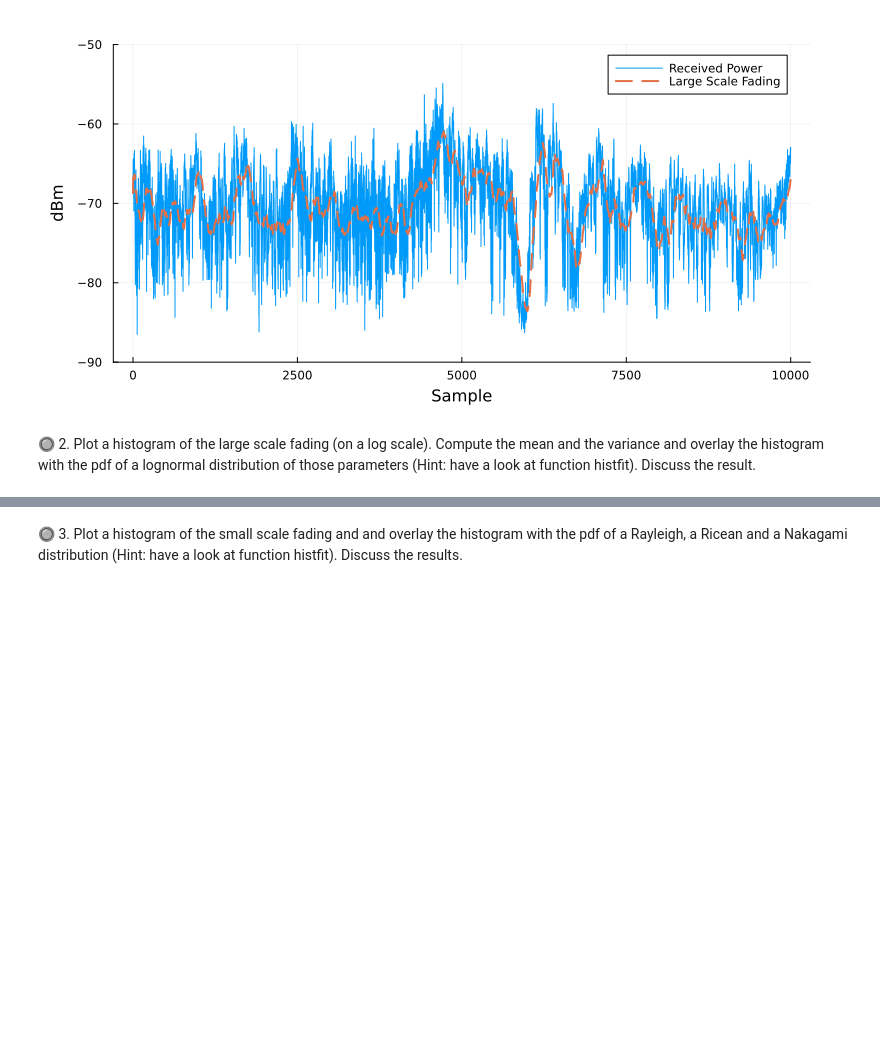
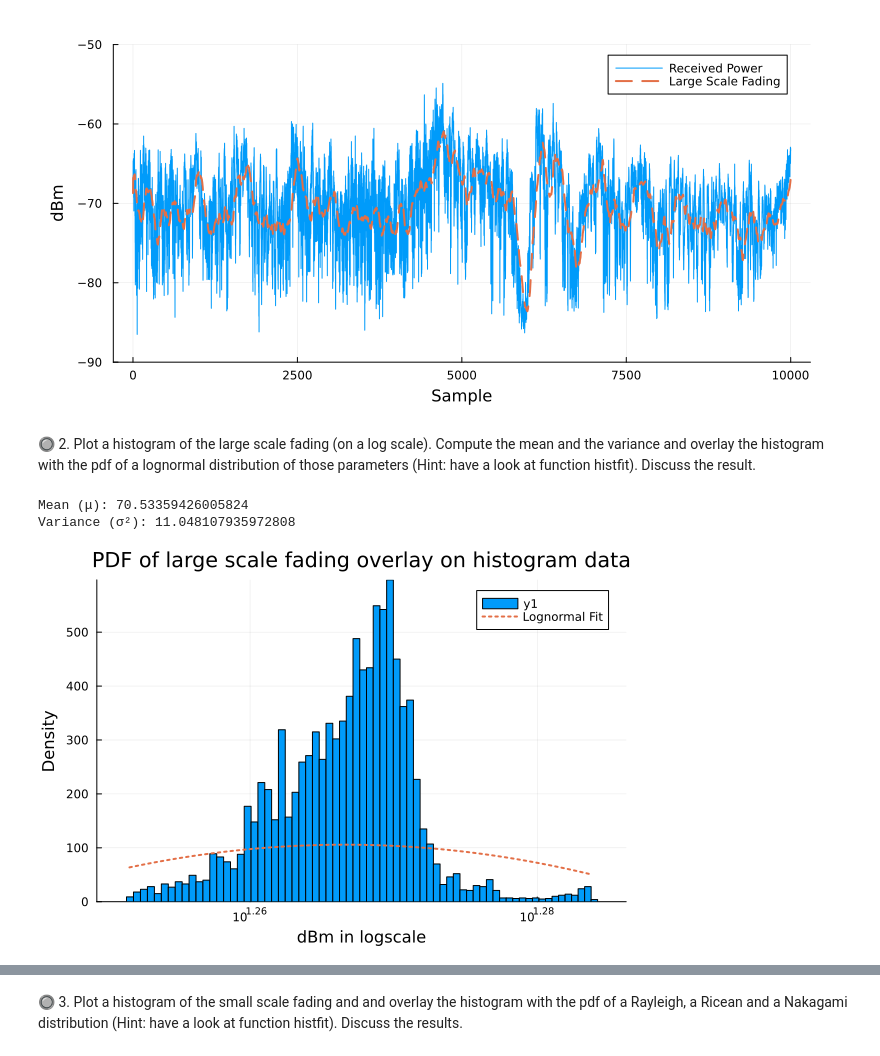
Before and after one commit to setrar/RADIO, a Jupyter notebook: Assignements/2/REPORT.ipynb, the cells around one changed output, grey strips where cells are left out. Saved outputs shown, nothing was run; the diff lists cells and outputs as text; code cells hidden in the pictures; blank space fills up the shorter version.

```diff
--- a/Assignements/2/REPORT.ipynb
+++ b/Assignements/2/REPORT.ipynb
@@ -65 +70,35 @@ distribution of those parameters (Hint: have a look at function histfit). Discus
+# %%
+Fₗₙ = 10 * log10.(-𝖥)
+
+histogram(Fₗₙ
+    , nbins=100
+    , density=true
+    , xlabel="dBm in logscale", ylabel="Density"
+    , title="PDF of large scale fading overlay on histogram data"
+    , xscale=:log10
+)
+
+# Compute the mean and variance of the data
+mu = mean(-𝖥)
+sigma2 = var(-𝖥)
+
+# Display mean and variance
+println("Mean (μ): ", mu)
+println("Variance (σ²): ", sigma2)
+
+# Fit a lognormal distribution with the computed parameters
+# lognormal_dist = fit_mle(LogNormal, -𝖥)
+lognormal_dist = fit_mle(LogNormal, Fₗₙ)
+
+# Overlay the fitted lognormal PDF
+# x_vals = range(minimum(-𝖥), stop=maximum(-𝖥), length=100)
+x_vals = range(minimum(Fₗₙ), stop=maximum(Fₗₙ), length=100)
+pdf_vals = pdf.(lognormal_dist, x_vals)
+plot!(x_vals, 20 * log10.(pdf_vals) .+ 100, linewidth=2, linestyle=:dot, label="Lognormal Fit")
+
+display(plot!())
+# %% [output]
+Mean (μ): 70.53359426005824
+Variance (σ²): 11.048107935972808
+[figure, added]
 # %%
```
Also changed, not shown: parts of 2 cells of this notebook.
